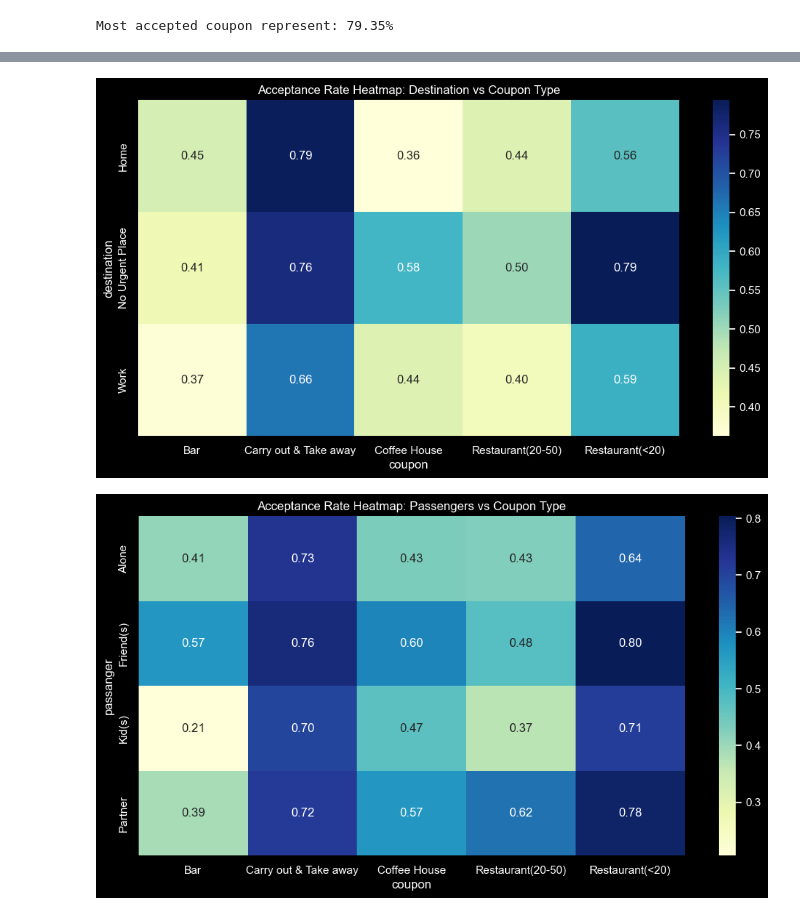
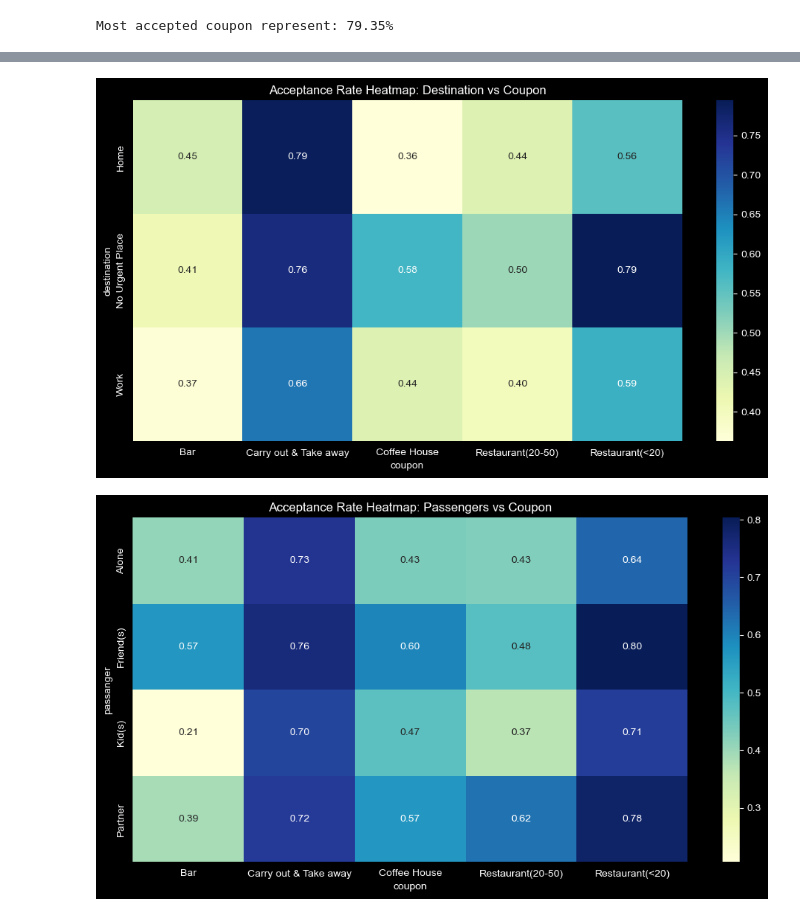
Before and after one commit to weslylaboy/will-a-customer-accepts-the-coupon, a Jupyter notebook: prompt.ipynb, the cells around one changed output, grey strips where cells are left out. Saved outputs shown, nothing was run; the diff lists cells and outputs as text; code cells hidden in the pictures.

```diff
--- a/prompt.ipynb
+++ b/prompt.ipynb
@@ -635,19 +651,21 @@ plt.show()
 # %%
-# Heatmap of acceptance rate by Destination and Coupon Type
+# Heatmap of acceptance rate by Destination and Coupon
 pivot_table = working_data.pivot_table(index='destination', columns='coupon', values='Y', aggfunc='mean')
 plt.figure(figsize=(12, 6))
 sns.heatmap(pivot_table, annot=True, cmap='YlGnBu', fmt=".2f")
-plt.title('Acceptance Rate Heatmap: Destination vs Coupon Type')
+plt.title('Acceptance Rate Heatmap: Destination vs Coupon')
+plt.savefig('images/heatmap_destination_vs_coupon.png')
 plt.show()
 # %% [output]
-[figure, old version]
+[figure, new version]
 # %%
-# Heatmap of acceptance rate by Pasengers and Coupon Type
+# Heatmap of acceptance rate by Pasengers and Coupon
 pivot_table = working_data.pivot_table(index='passanger', columns='coupon', values='Y', aggfunc='mean')
 plt.figure(figsize=(12, 6))
 sns.heatmap(pivot_table, annot=True, cmap='YlGnBu', fmt=".2f")
-plt.title('Acceptance Rate Heatmap: Passengers vs Coupon Type')
+plt.title('Acceptance Rate Heatmap: Passengers vs Coupon')
+plt.savefig('images/heatmap_passengers_vs_coupon.png')
 plt.show()
 # %% [output]
-[figure, old version]
+[figure, new version]
 # %%
```
Also changed, not shown: parts of 21 cells of this notebook, 19 other files.
